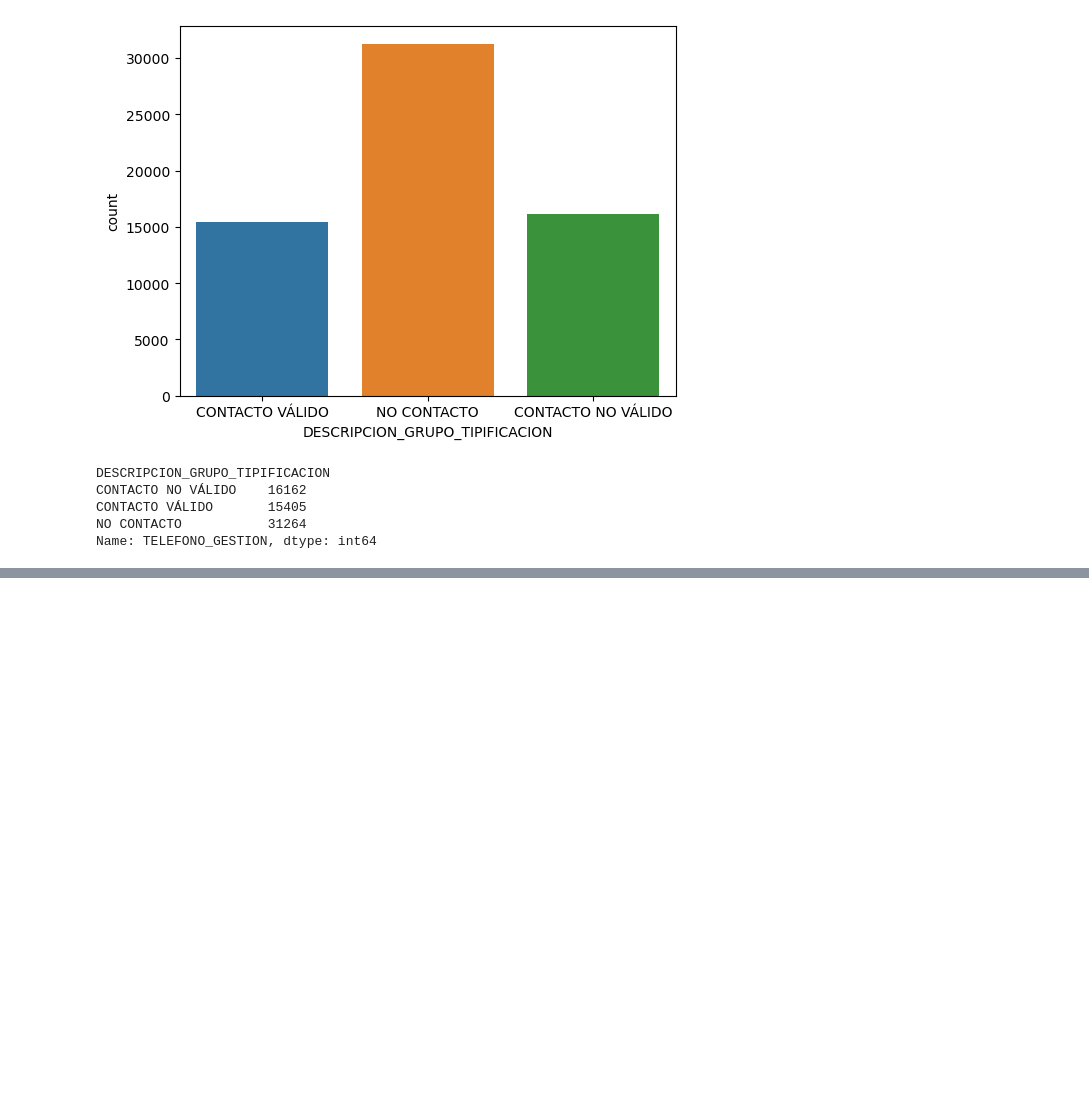
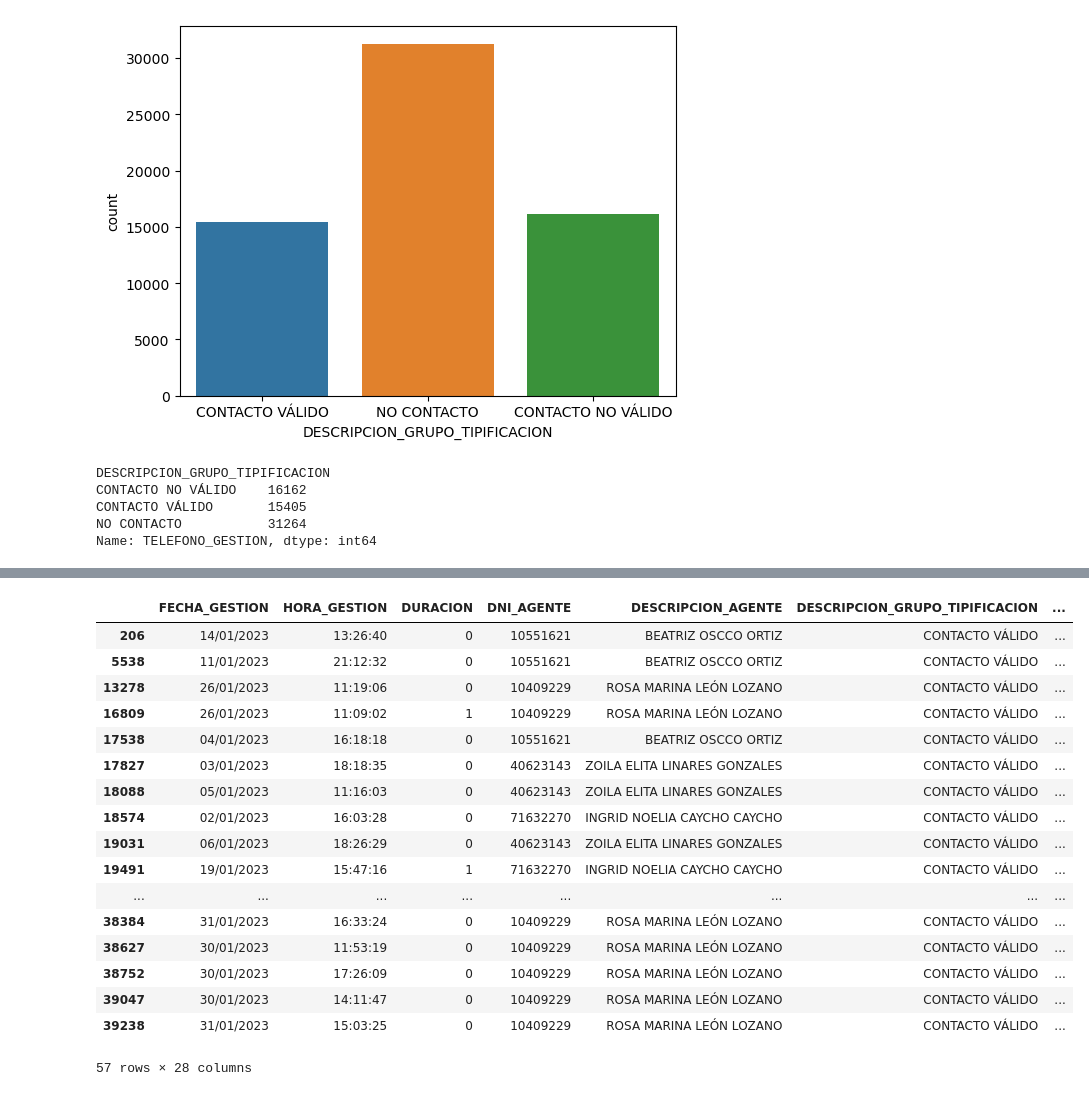
Before and after one commit to maary17/TrabajoBCP, a Jupyter notebook: Intervenido-AnalisisContactoValidos.ipynb, the cells around one changed output, grey strips where cells are left out. Cells and saved outputs as stored; diff of their text form; code cells hidden in the pictures; blank space fills up the shorter version.

```diff
--- a/Intervenido-AnalisisContactoValidos.ipynb
+++ b/Intervenido-AnalisisContactoValidos.ipynb
@@ -65,3 +73,5 @@ CONTACTO NO VÁLIDO    16162
 CONTACTO VÁLIDO       15405
 NO CONTACTO           31264
 Name: TELEFONO_GESTION, dtype: int64
+# %%
+SCC_ENERO=pd.read_excel("Gestión de Leads_SCC_Enero.xlsx")
@@ -67,0 +107,2 @@ Name: TELEFONO_GESTION, dtype: int64
+# %%
+SCC_CV=SCC_ENERO[SCC_ENERO['DESCRIPCION_GRUPO_TIPIFICACION']=='CONTACTO VÁLIDO']
@@ -67,0 +155,21 @@ Name: TELEFONO_GESTION, dtype: int64
+# %%
+SCC_CV[SCC_CV.DESCRIPCION_TIPIFICACION=='VENTA AUNA JOVEN SAP']
+# %% [output]
+|  | FECHA_GESTION | HORA_GESTION | DURACION | DNI_AGENTE | DESCRIPCION_AGENTE | DESCRIPCION_GRUPO_TIPIFICACION | ... |
+| 206 | 14/01/2023 | 13:26:40 | 0 | 10551621 | BEATRIZ OSCCO ORTIZ | CONTACTO VÁLIDO | ... |
+| 5538 | 11/01/2023 | 21:12:32 | 0 | 10551621 | BEATRIZ OSCCO ORTIZ | CONTACTO VÁLIDO | ... |
+| 13278 | 26/01/2023 | 11:19:06 | 0 | 10409229 | ROSA MARINA LEÓN LOZANO | CONTACTO VÁLIDO | ... |
+| 16809 | 26/01/2023 | 11:09:02 | 1 | 10409229 | ROSA MARINA LEÓN LOZANO | CONTACTO VÁLIDO | ... |
+| 17538 | 04/01/2023 | 16:18:18 | 0 | 10551621 | BEATRIZ OSCCO ORTIZ | CONTACTO VÁLIDO | ... |
+| 17827 | 03/01/2023 | 18:18:35 | 0 | 40623143 | ZOILA ELITA LINARES GONZALES | CONTACTO VÁLIDO | ... |
+| 18088 | 05/01/2023 | 11:16:03 | 0 | 40623143 | ZOILA ELITA LINARES GONZALES | CONTACTO VÁLIDO | ... |
+| 18574 | 02/01/2023 | 16:03:28 | 0 | 71632270 | INGRID NOELIA CAYCHO CAYCHO | CONTACTO VÁLIDO | ... |
+| 19031 | 06/01/2023 | 18:26:29 | 0 | 40623143 | ZOILA ELITA LINARES GONZALES | CONTACTO VÁLIDO | ... |
+| 19491 | 19/01/2023 | 15:47:16 | 1 | 71632270 | INGRID NOELIA CAYCHO CAYCHO | CONTACTO VÁLIDO | ... |
+| ... | ... | ... | ... | ... | ... | ... | ... |
+| 38384 | 31/01/2023 | 16:33:24 | 0 | 10409229 | ROSA MARINA LEÓN LOZANO | CONTACTO VÁLIDO | ... |
+| 38627 | 30/01/2023 | 11:53:19 | 0 | 10409229 | ROSA MARINA LEÓN LOZANO | CONTACTO VÁLIDO | ... |
+| 38752 | 30/01/2023 | 17:26:09 | 0 | 10409229 | ROSA MARINA LEÓN LOZANO | CONTACTO VÁLIDO | ... |
+| 39047 | 30/01/2023 | 14:11:47 | 0 | 10409229 | ROSA MARINA LEÓN LOZANO | CONTACTO VÁLIDO | ... |
+| 39238 | 31/01/2023 | 15:03:25 | 0 | 10409229 | ROSA MARINA LEÓN LOZANO | CONTACTO VÁLIDO | ... |
+57 rows × 28 columns
```
Also changed, not shown: parts of 12 cells of this notebook.
